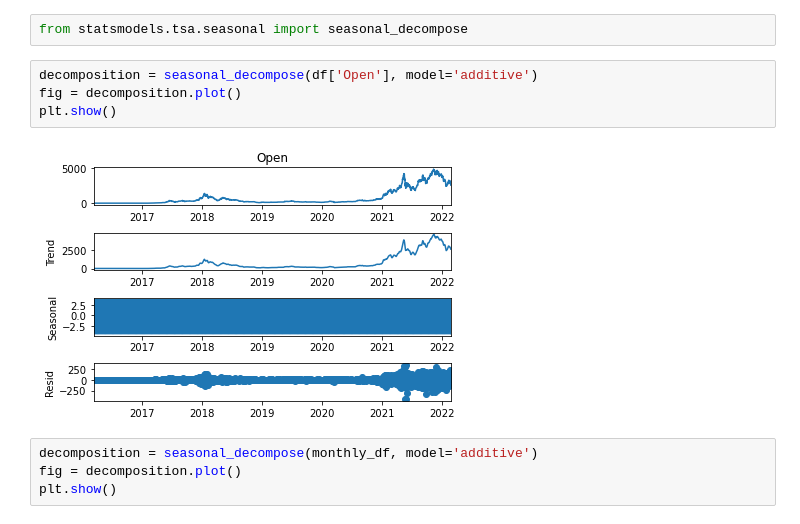
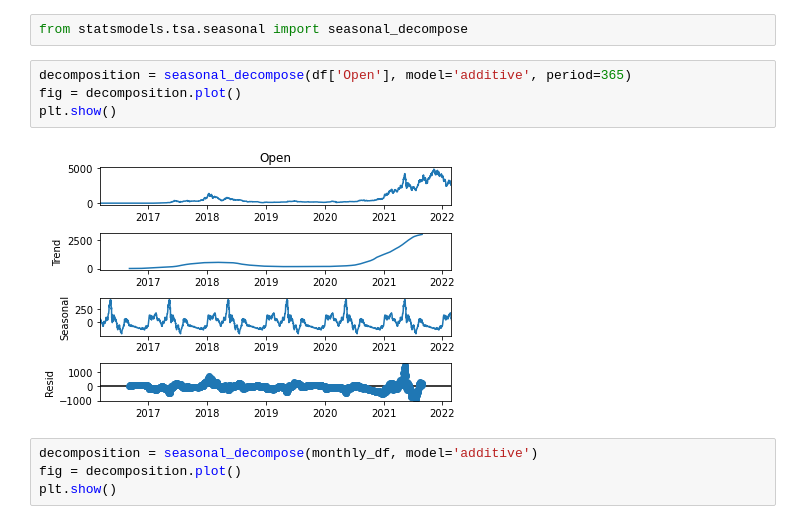
Before and after one commit to VarunK1505/Cryptocurrency-Prediction-With-Sentiment-Analysis, a Jupyter notebook: notebooks/EthereumForcasting.ipynb, the cells around one changed output. Cells and saved outputs as stored; diff of their text form.

```diff
--- a/notebooks/EthereumForcasting.ipynb
+++ b/notebooks/EthereumForcasting.ipynb
@@ -199,11 +199,11 @@ Is this data stationary? (means mean, variance and covariance is constant over t
 # %%
 from statsmodels.tsa.seasonal import seasonal_decompose
 # %%
-decomposition = seasonal_decompose(df['Open'], model='additive')
+decomposition = seasonal_decompose(df['Open'], model='additive', period=365)
 fig = decomposition.plot()
 plt.show()
 # %% [output]
-[figure, old version]
+[figure, new version]
 # %%
 decomposition = seasonal_decompose(monthly_df, model='additive')
 fig = decomposition.plot()
```
Also changed, not shown: parts of 20 cells of this notebook, 14 other files.
